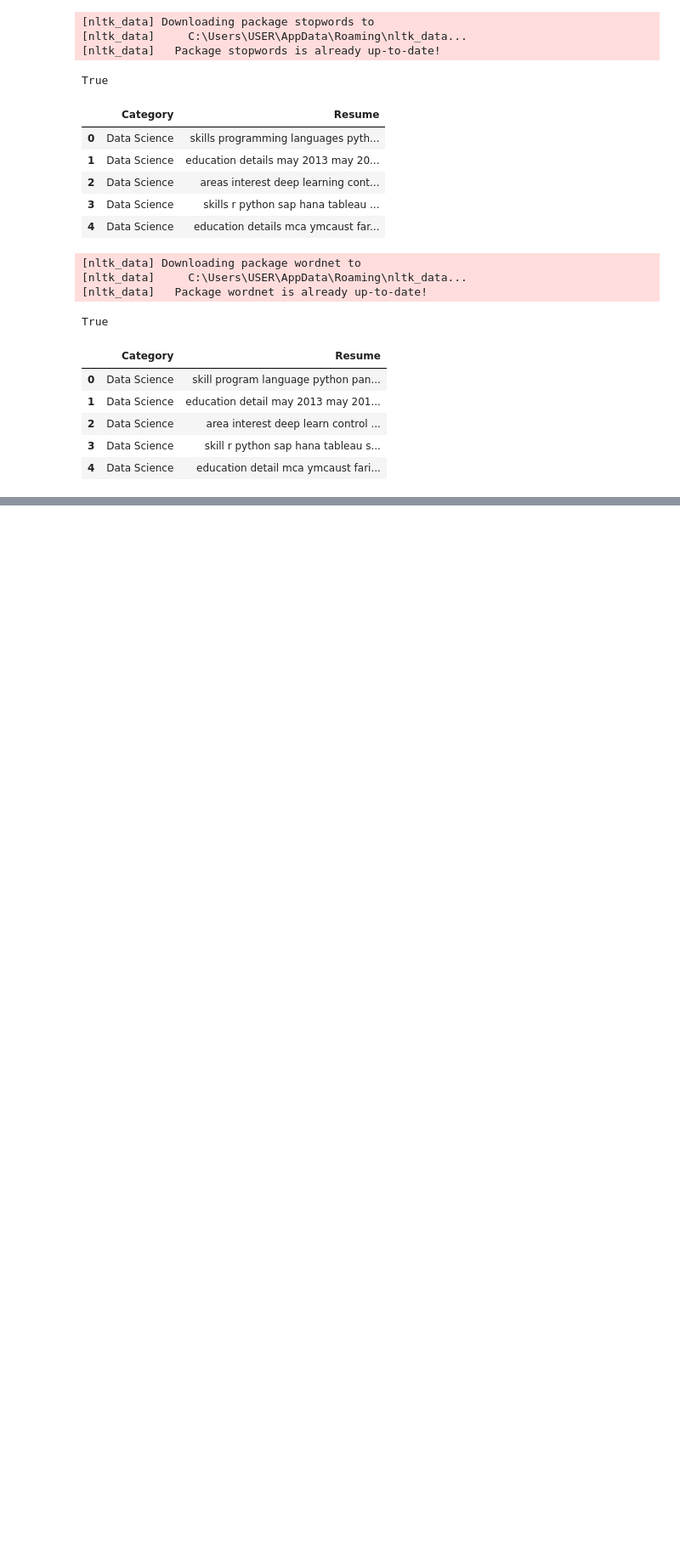
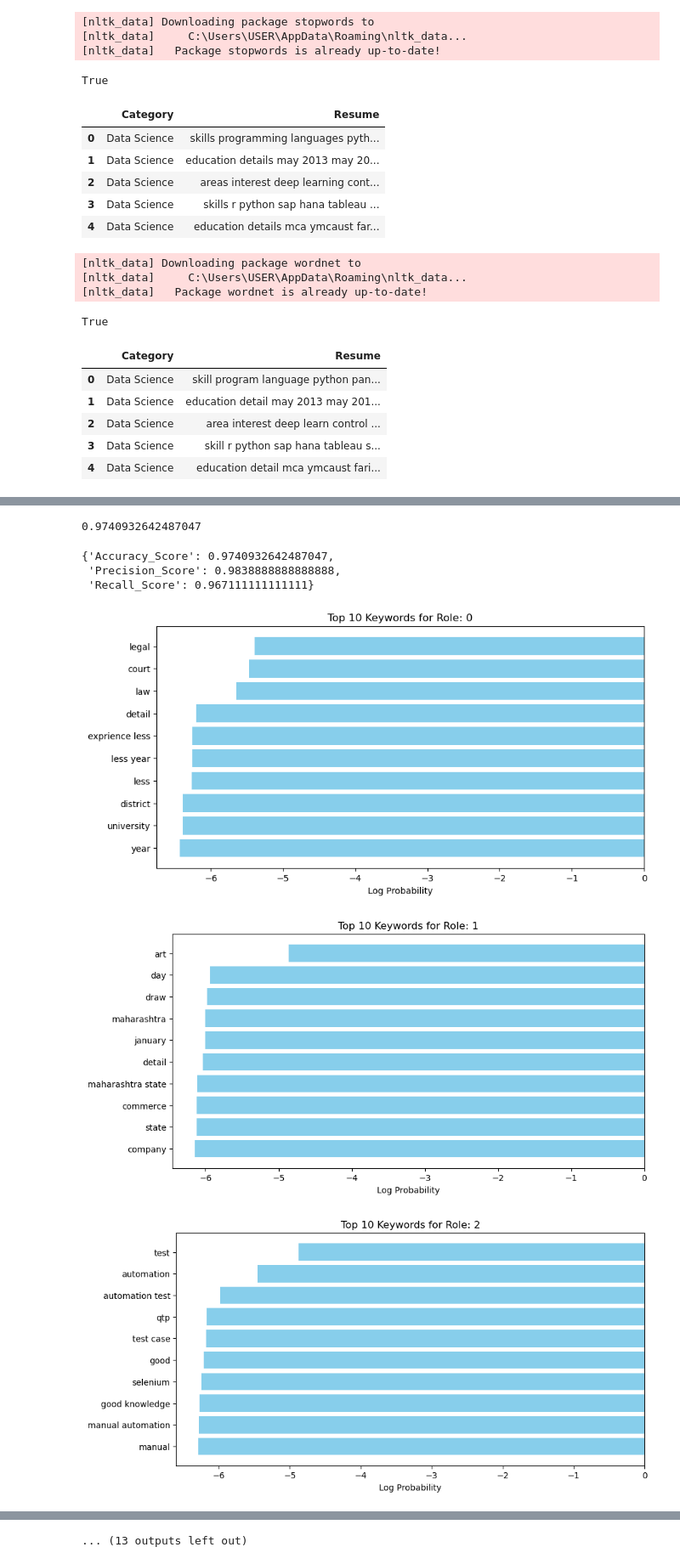
Before and after one commit to DebajyotiBindu/NLP-project, a Jupyter notebook: EDA.ipynb, the cells around one changed output, grey strips where cells are left out. Shown: that part at 85% size. Drawn from its saved outputs; the diff is of its cells as text; code cells hidden in the pictures; blank space fills up the shorter version.

Commit message:
Vectorized and built model and evaluated the metrics

```diff
--- a/EDA.ipynb
+++ b/EDA.ipynb
@@ -149,0 +154,4 @@ array([12,  8, 16,  9, 15])
+# %%
+tv=TfidfVectorizer(max_features=2000,ngram_range=(1,2))
+X_train_vec=tv.fit_transform(X_train['Resume'])
+X_test_vec=tv.transform(X_test['Resume'])
@@ -149,0 +160,3 @@ array([12,  8, 16,  9, 15])
+# %%
+model=MultinomialNB(alpha=0.5)
+model.fit(X_train_vec,y_train_enc)
@@ -149,0 +165,4 @@ array([12,  8, 16,  9, 15])
+# %%
+model.score(X_test_vec,y_test_enc)
+# %% [output]
+0.9740932642487047
@@ -149,0 +179,25 @@ array([12,  8, 16,  9, 15])
+# %%
+metrics
+# %% [output]
+{'Accuracy_Score': 0.9740932642487047,
+ 'Precision_Score': 0.9838888888888888,
+ 'Recall_Score': 0.967111111111111}
+# %%
+import matplotlib.pyplot as plt
+feature_names = tv.get_feature_names_out()
+log_probs = model.feature_log_prob_
+classes = model.classes_
+top_n = 10
+for i, cls in enumerate(classes):
+    top_idx = np.argsort(log_probs[i])[::-1][:top_n]
+    top_features = feature_names[top_idx]
+    top_values = log_probs[i][top_idx]
+    plt.figure(figsize=(10,5))
+    plt.barh(top_features[::-1], top_values[::-1], color='skyblue')
+    plt.xlabel('Log Probability')
+    plt.title(f'Top {top_n} Keywords for Role: {cls}')
+    plt.show()
+# %% [output]
+[figure, added]
+[figure, added]
+[figure, added]
@@ -149,0 +213 @@ array([12,  8, 16,  9, 15])
+... (13 outputs left out)
```
Also changed, not shown: parts of 13 cells of this notebook.
